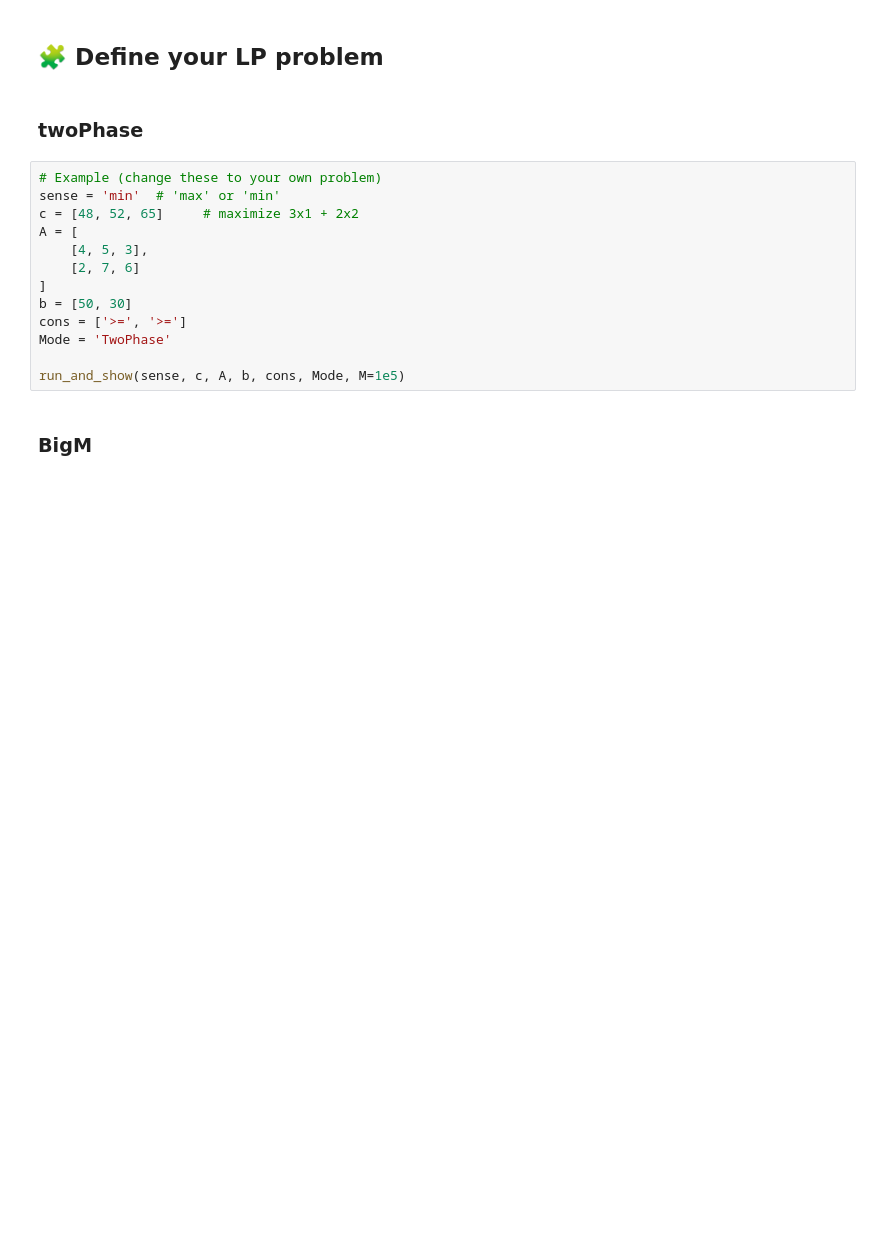
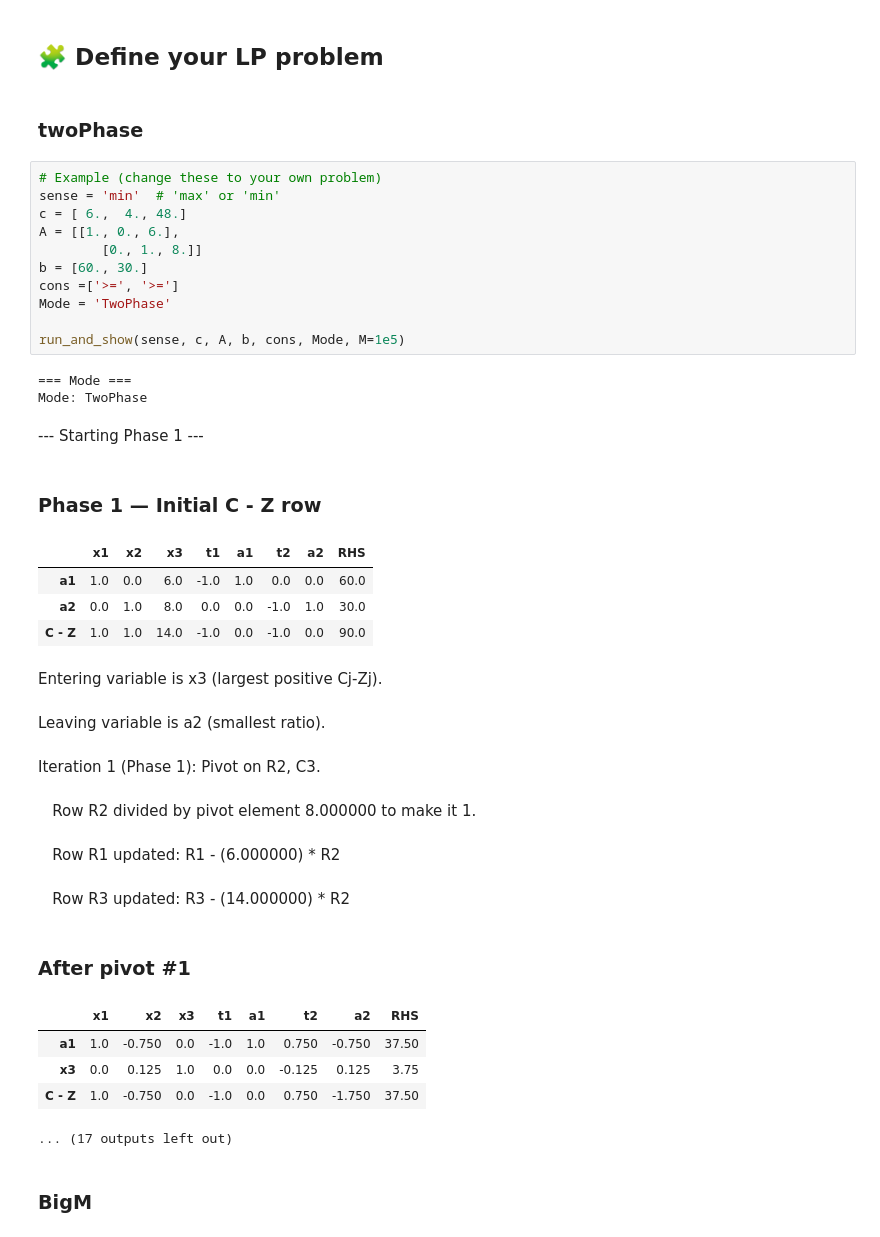
Before and after one commit to alicelouis47/OR, a Jupyter notebook: 2_simplex/simplex_step_by_step.ipynb, the cells around one changed output. Saved outputs shown, nothing was run; the diff lists cells and outputs as text; blank space fills up the shorter version.

```diff
--- a/2_simplex/simplex_step_by_step.ipynb
+++ b/2_simplex/simplex_step_by_step.ipynb
@@ -596,16 +596,35 @@ def run_and_show(sense, c, A, b, cons, Mode, M):
 # %%
 # Example (change these to your own problem)
 sense = 'min'  # 'max' or 'min'
-c = [48, 52, 65]     # maximize 3x1 + 2x2
-A = [
-    [4, 5, 3],
-    [2, 7, 6]
-]
-b = [50, 30]
-cons = ['>=', '>=']
+c = [ 6.,  4., 48.]
+A = [[1., 0., 6.],
+        [0., 1., 8.]]
+b = [60., 30.]
+cons =['>=', '>=']
 Mode = 'TwoPhase'
 
 run_and_show(sense, c, A, b, cons, Mode, M=1e5)
+# %% [output]
+=== Mode ===
+Mode: TwoPhase
+--- Starting Phase 1 ---
+### Phase 1 — Initial C - Z row
+|  | x1 | x2 | x3 | t1 | a1 | t2 | a2 | RHS |
+| a1 | 1.0 | 0.0 | 6.0 | -1.0 | 1.0 | 0.0 | 0.0 | 60.0 |
+| a2 | 0.0 | 1.0 | 8.0 | 0.0 | 0.0 | -1.0 | 1.0 | 30.0 |
+| C - Z | 1.0 | 1.0 | 14.0 | -1.0 | 0.0 | -1.0 | 0.0 | 90.0 |
+Entering variable is x3 (largest positive Cj-Zj).
+Leaving variable is a2 (smallest ratio).
+Iteration 1 (Phase 1): Pivot on R2, C3.
+   Row R2 divided by pivot element 8.000000 to make it 1.
+   Row R1 updated: R1 - (6.000000) * R2
+   Row R3 updated: R3 - (14.000000) * R2
+### After pivot #1
+|  | x1 | x2 | x3 | t1 | a1 | t2 | a2 | RHS |
+| a1 | 1.0 | -0.750 | 0.0 | -1.0 | 1.0 | 0.750 | -0.750 | 37.50 |
+| x3 | 0.0 | 0.125 | 1.0 | 0.0 | 0.0 | -0.125 | 0.125 | 3.75 |
+| C - Z | 1.0 | -0.750 | 0.0 | -1.0 | 0.0 | 0.750 | -1.750 | 37.50 |
+... (17 outputs left out)
 # %% [markdown]
 ### BigM
 # %%
```
Also changed, not shown: parts of 1 cell of this notebook, 5 other files.
